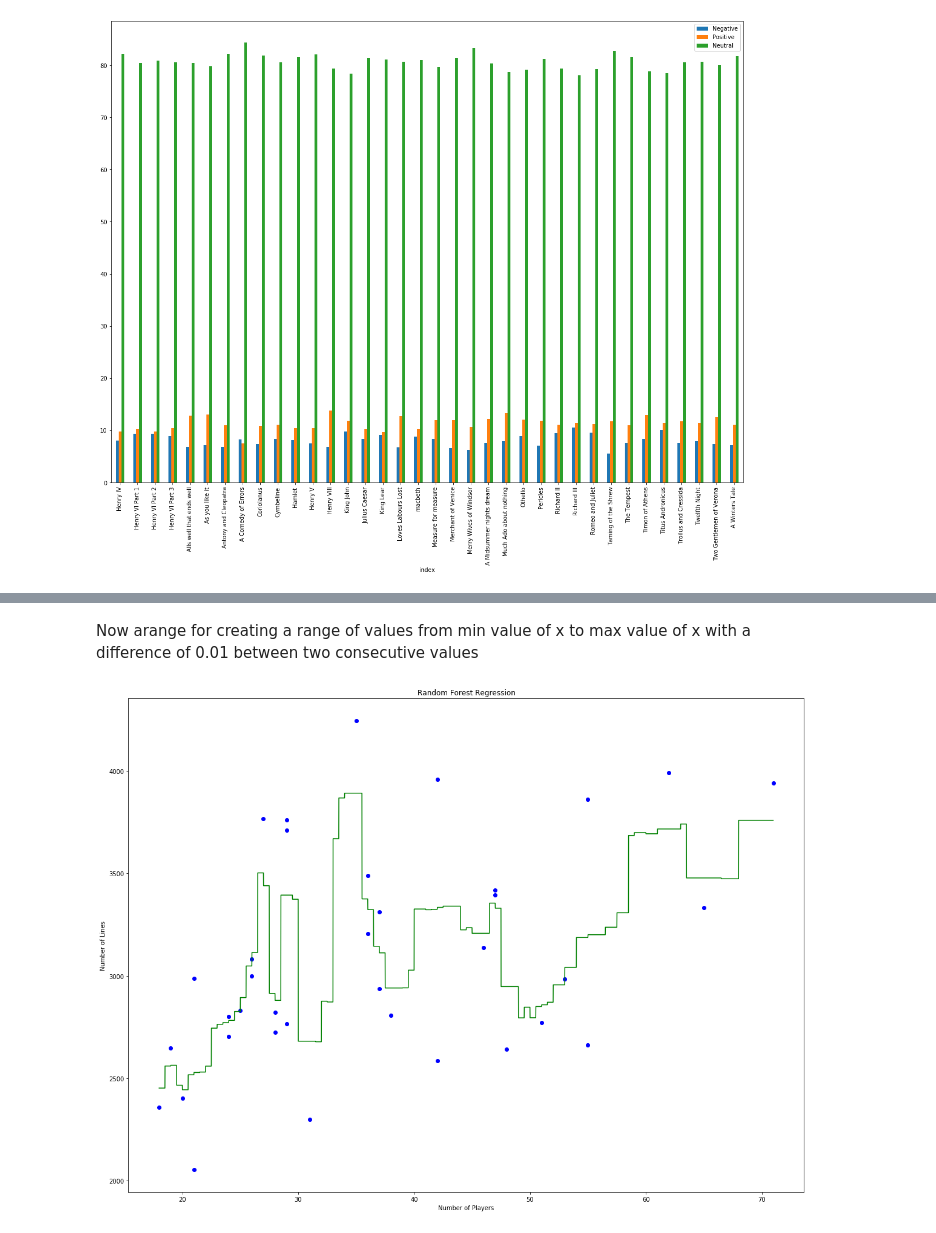
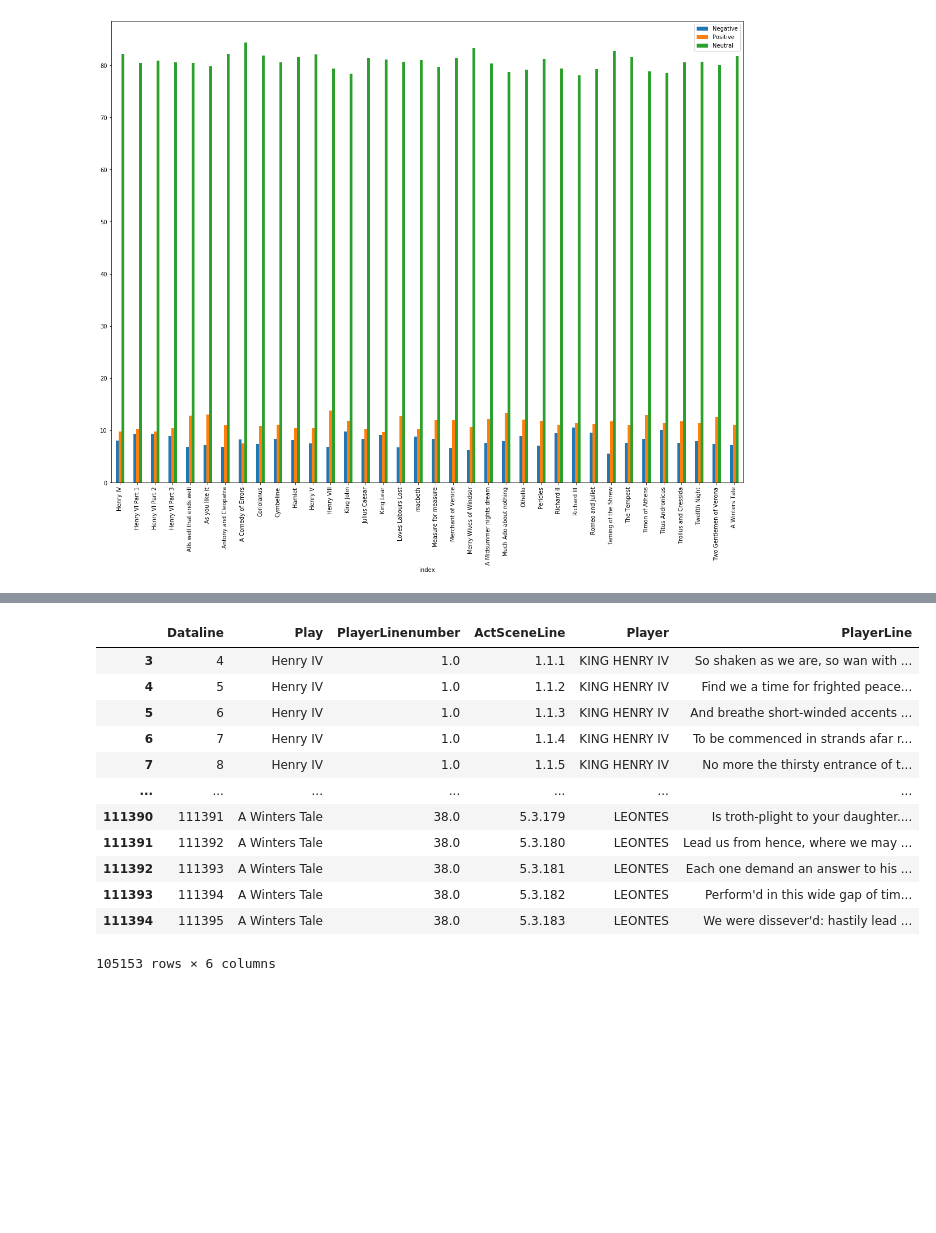
Before and after one commit to koyelpramanick/To-be-Or-Not-To-be, a Jupyter notebook: shakespeare .ipynb, the cells around one changed output, grey strips where cells are left out. Saved outputs shown, nothing was run; the diff lists cells and outputs as text; code cells hidden in the pictures; blank space fills up the shorter version.

```diff
--- a/shakespeare .ipynb
+++ b/shakespeare .ipynb
@@ -449,21 +233,22 @@ RandomForestRegressor(bootstrap=True, criterion='mse', max_depth=None,
-# %% [markdown]
-Now arange for creating a range of values from min value of x to max value of x with a difference of 0.01 between two consecutive values
-# %%
-X_grid = np.arange(min(x), max(x), 0.01)
-
-# reshape for reshaping the data into a len(X_grid)*1 array,
-# i.e. to make a column out of the X_grid value
-X_grid = X_grid.reshape((len(X_grid), 1))
-
-plt.figure(figsize=(20,15))
-# Scatter plot for original data
-plt.scatter(x, y, color = 'blue')
-
-# plot predicted data
-plt.plot(X_grid, regressor.predict(X_grid), color = 'green')
-plt.title('Random Forest Regression')
-plt.xlabel('Number of Players')
-plt.ylabel('Number of Lines')
-plt.show()
-# %% [output]
-[figure, removed]
+# %%
+#copying main dataset
+play_df = data
+
+#dropping NaN values
+play_df = play_df.dropna()
+
+display(play_df)
+# %% [output]
+|  | Dataline | Play | PlayerLinenumber | ActSceneLine | Player | PlayerLine |
+| 3 | 4 | Henry IV | 1.0 | 1.1.1 | KING HENRY IV | So shaken as we are, so wan with ... |
+| 4 | 5 | Henry IV | 1.0 | 1.1.2 | KING HENRY IV | Find we a time for frighted peace... |
+| 5 | 6 | Henry IV | 1.0 | 1.1.3 | KING HENRY IV | And breathe short-winded accents ... |
+| 6 | 7 | Henry IV | 1.0 | 1.1.4 | KING HENRY IV | To be commenced in strands afar r... |
+| 7 | 8 | Henry IV | 1.0 | 1.1.5 | KING HENRY IV | No more the thirsty entrance of t... |
+| ... | ... | ... | ... | ... | ... | ... |
+| 111390 | 111391 | A Winters Tale | 38.0 | 5.3.179 | LEONTES | Is troth-plight to your daughter.... |
+| 111391 | 111392 | A Winters Tale | 38.0 | 5.3.180 | LEONTES | Lead us from hence, where we may ... |
+| 111392 | 111393 | A Winters Tale | 38.0 | 5.3.181 | LEONTES | Each one demand an answer to his ... |
+| 111393 | 111394 | A Winters Tale | 38.0 | 5.3.182 | LEONTES | Perform'd in this wide gap of tim... |
+| 111394 | 111395 | A Winters Tale | 38.0 | 5.3.183 | LEONTES | We were dissever'd: hastily lead ... |
+105153 rows × 6 columns
```
Also changed, not shown: parts of 28 cells of this notebook.
